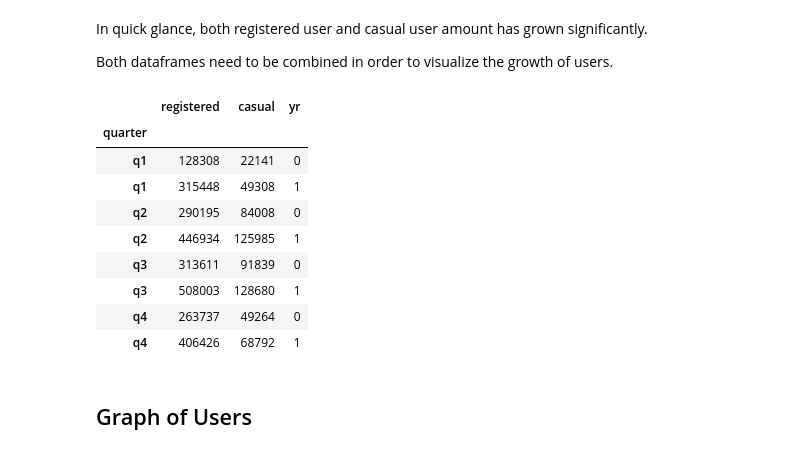
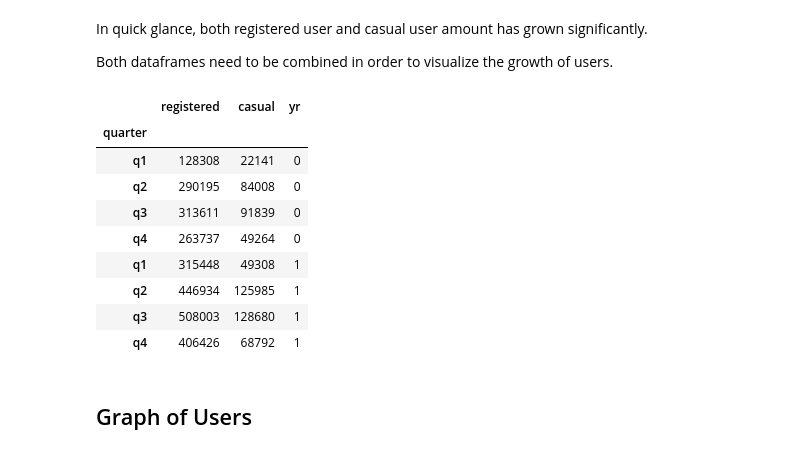
Before and after one commit to hannwn/DicoDataAnalysis, a Jupyter notebook: Dicoding Data Analysis Project.ipynb, the cells around one changed output. Saved outputs shown, nothing was run; the diff lists cells and outputs as text; code cells hidden in the pictures.

```diff
--- a/Dicoding Data Analysis Project.ipynb
+++ b/Dicoding Data Analysis Project.ipynb
@@ -256,18 +256,18 @@ In quick glance, both registered user and casual user amount has grown significa
 
 Both dataframes need to be combined in order to visualize the growth of users.
 # %%
-total_users = user_year0.append(user_year1).sort_values(by = 'quarter')
+total_users = pd.concat([user_year0, user_year1])
 total_users
 # %% [output]
 |  | registered | casual | yr |
 | quarter |  |  |  |
 | q1 | 128308 | 22141 | 0 |
+| q2 | 290195 | 84008 | 0 |
+| q3 | 313611 | 91839 | 0 |
+| q4 | 263737 | 49264 | 0 |
 | q1 | 315448 | 49308 | 1 |
-| q2 | 290195 | 84008 | 0 |
 | q2 | 446934 | 125985 | 1 |
-| q3 | 313611 | 91839 | 0 |
 | q3 | 508003 | 128680 | 1 |
-| q4 | 263737 | 49264 | 0 |
 | q4 | 406426 | 68792 | 1 |
 # %% [markdown]
 ## Graph of Users
```
Also changed, not shown: parts of 6 cells of this notebook.
